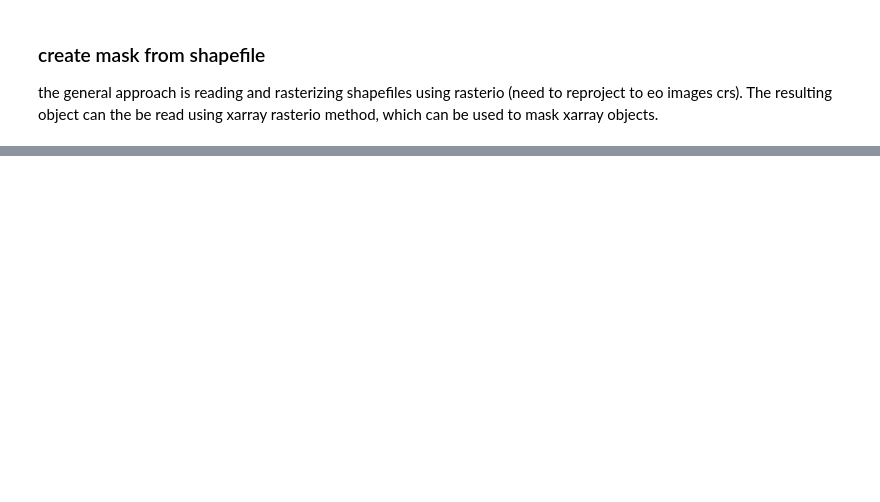
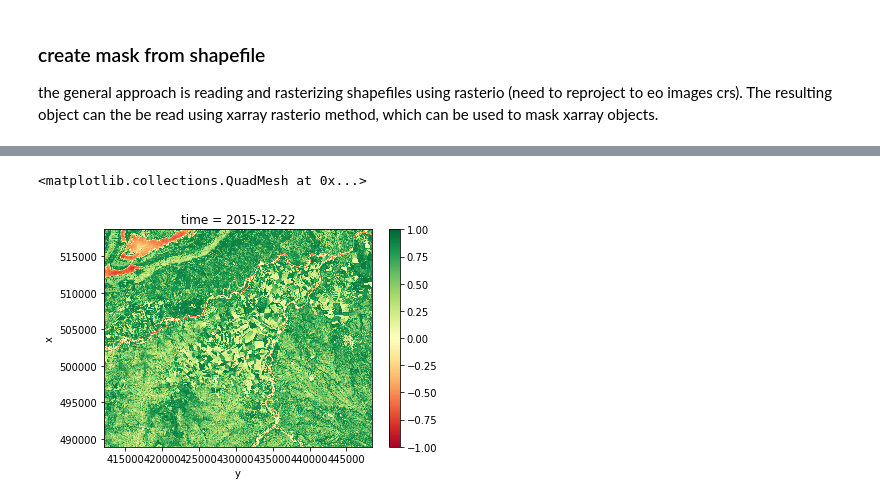
Before and after one commit to alexsalr/ciat_monitor_crops, a Jupyter notebook: Load&Analysis_test.ipynb, the cells around one changed output, grey strips where cells are left out. Drawn from its saved outputs; the diff is of its cells as text; code cells hidden in the pictures; blank space fills up the shorter version.

```diff
--- a/Load&Analysis_test.ipynb
+++ b/Load&Analysis_test.ipynb
@@ -376,0 +81,5 @@ Attributes:
+# %%
+## Read from disk
+
+sat_data_again = xr.open_mfdataset('/home/azalazar/data/training_data/s2phc.nc')
+sat_data_again
@@ -376,0 +106,5 @@ Attributes:
+# %%
+sat_data_again['NDVI'].sel(time='2015-12-22').where(sat_data_again.mask.sel(time='2015-12-22')).plot(vmin=-1., vmax=1., cmap='RdYlGn')
+# %% [output]
+<matplotlib.collections.QuadMesh at 0x...>
+[figure, added]
```
Also changed, not shown: parts of 48 cells of this notebook.
